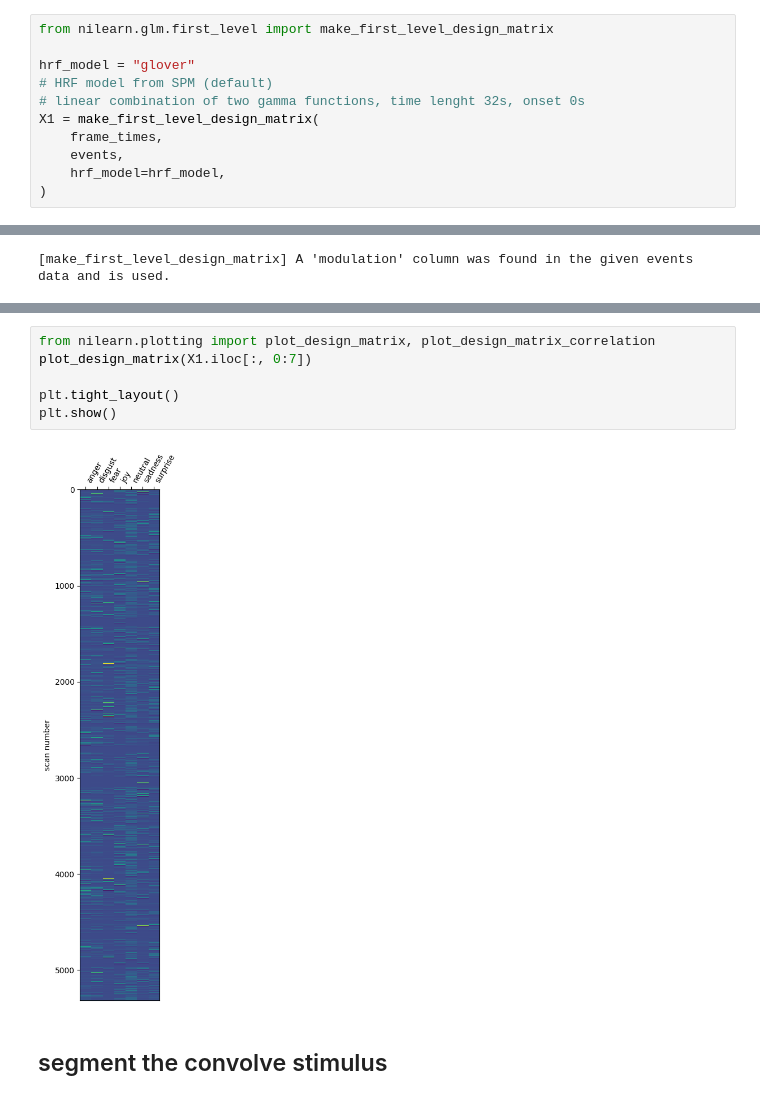
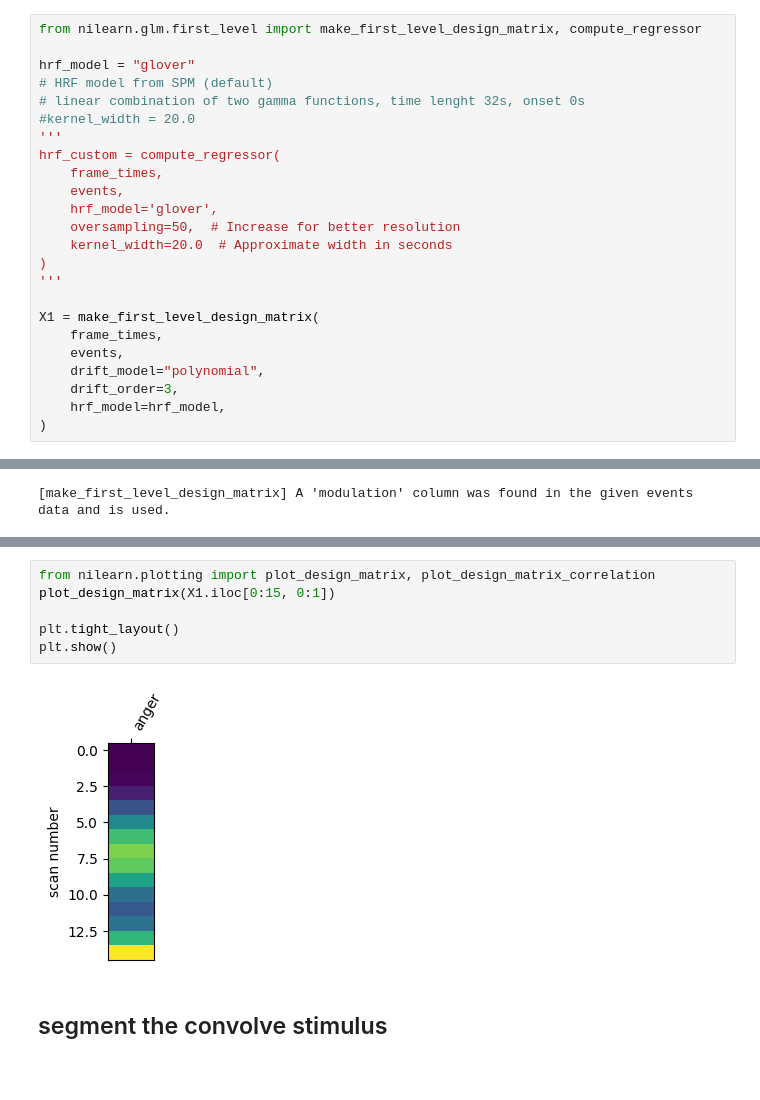
Before and after one commit to Jirapong2442/fMRI-Emotion-Analysis, a Jupyter notebook: get_regressor.ipynb, the cells around one changed output, grey strips where cells are left out. Drawn from its saved outputs; the diff is of its cells as text; blank space fills up the shorter version.

```diff
--- a/get_regressor.ipynb
+++ b/get_regressor.ipynb
@@ -89,12 +73,25 @@ events
 # %%
-from nilearn.glm.first_level import make_first_level_design_matrix
+from nilearn.glm.first_level import make_first_level_design_matrix, compute_regressor
 
 hrf_model = "glover"
 # HRF model from SPM (default)
 # linear combination of two gamma functions, time lenght 32s, onset 0s
+#kernel_width = 20.0
+'''
+hrf_custom = compute_regressor(
+    frame_times,
+    events,
+    hrf_model='glover',
+    oversampling=50,  # Increase for better resolution
+    kernel_width=20.0  # Approximate width in seconds
+)
+'''
+
 X1 = make_first_level_design_matrix(
     frame_times,
     events,
+    drift_model="polynomial",
+    drift_order=3,
     hrf_model=hrf_model,
 )
 # %% [output]
@@ -127,11 +124,11 @@ X1
 # %%
 from nilearn.plotting import plot_design_matrix, plot_design_matrix_correlation
-plot_design_matrix(X1.iloc[:, 0:7])
+plot_design_matrix(X1.iloc[0:15, 0:1])
 
 plt.tight_layout()
 plt.show()
 # %% [output]
-[figure, old version]
+[figure, new version]
 # %% [markdown]
 ## segment the convolve stimulus
 # %%
```
Also changed, not shown: parts of 30 cells of this notebook, 1 other file.
